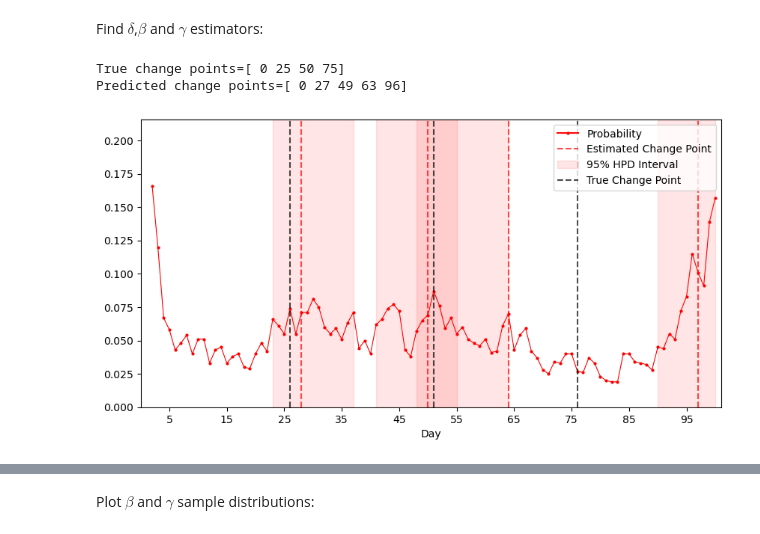
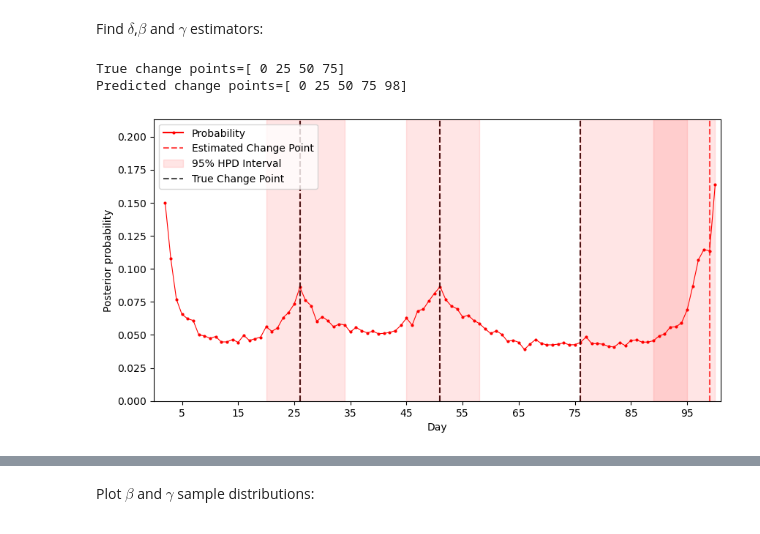
Before and after one commit to enlupi/SIR-Model-Change-Points, a Jupyter notebook: Presentation/Presentation.ipynb, the cells around one changed output, grey strips where cells are left out. Cells and saved outputs as stored; diff of their text form; code cells hidden in the pictures.

```diff
--- a/Presentation/Presentation.ipynb
+++ b/Presentation/Presentation.ipynb
@@ -714,5 +789,0 @@ n_datasets = 100
-# %%
-Delta_I, Delta_R, S, I, R =  sim_dataset(chg_pt, scenarios, T_max, S0, I0, R0, n_datasets)
-for i in range(len(scenarios)):
-    print(f"Scenario {i+1}:")
-    plot_SRI(S, I, R, sc=i)
@@ -747,0 +806,4 @@ data
+# %%
+data1,stop_ind1 = sanitise_data(S, I, R, Delta_I, Delta_R, sc=0, d=0)
+
+data1
@@ -748,17 +828,17 @@ data
 # %% [markdown]
 Run Gibbs sampling:
 # %%
-run_chain   = True
+run_chain   = False
 sample_type = 'paper'
-n_samples   = 1000
-p =0.03
+n_samples   = 5000
+p =0.003
 file_name = 'scenario1_p3'
 
-MCMC_chain = {}
+MCMC_chain1 = {}
 if run_chain:
-    MCMC_chain = gibbs_sampling(data, samples=n_samples, burnin=5000, thinning=10, delta_sample=sample_type, p=p)
-    with open(f'Data/{file_name}.pkl', 'wb') as f:
-        pickle.dump(MCMC_chain, f)
+    MCMC_chain1 = gibbs_sampling(data1, samples=n_samples, burnin=5000, T_max=stop_ind1,thinning=10, delta_sample=sample_type, p=p)
+    with open(f'{file_name}.pkl', 'wb') as f:
+        pickle.dump(MCMC_chain1, f)
 else:
-    with open(f'Data/{file_name}.pkl', 'rb') as f:
-        MCMC_chain = pickle.load(f)
+    with open(f'{file_name}.pkl', 'rb') as f:
+        MCMC_chain1 = pickle.load(f)
@@ -769,18 +847,16 @@ Initialization Complete
 # %% [markdown]
 Find $\delta$,$\beta$ and $\gamma$ estimators:
 # %%
-delta_est, beta_est, gamma_est = get_estimators(MCMC_chain, T_max, n_samples)
+delta_est, beta_est, gamma_est = get_estimators(MCMC_chain1, stop_ind1, n_samples)
 stage_est = np.cumsum(delta_est, dtype=int)-1
 # %%
-delta_true = np.array([(t in chg_pt or t==1) for t in range(1, T_max+1)]).astype(int)
-stage_true = np.cumsum(delta_true)-1
-print(f"True change points={np.where(delta_true==1)[0]}")
+print(f"True change points={np.where(delta_true[:,0]==1)[0]}")
 print(f"Predicted change points={np.where(delta_est==1)[0]}")
 
-prob_delta, HPD = compute_probs(MCMC_chain, delta_est, 0.05)
+prob_delta, HPD = compute_probs(MCMC_chain1, delta_est, 0.05)
 
-plot_delta(prob_delta, delta_true, delta_est, HPD, T_max=100)
+plot_delta(prob_delta, delta_true[:,0], delta_est, HPD, T_max=stop_ind1)
 # %% [output]
 True change points=[ 0 25 50 75]
-Predicted change points=[ 0 27 49 63 96]
+Predicted change points=[ 0 25 50 75 98]
-[figure, old version]
+[figure, new version]
```
Also changed, not shown: parts of 51 cells of this notebook, 9 other files.
